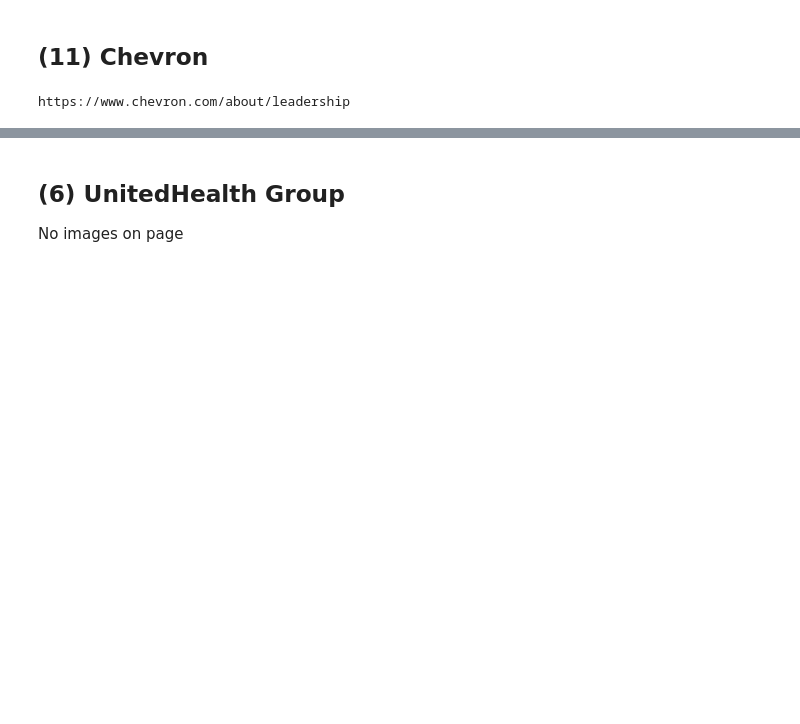
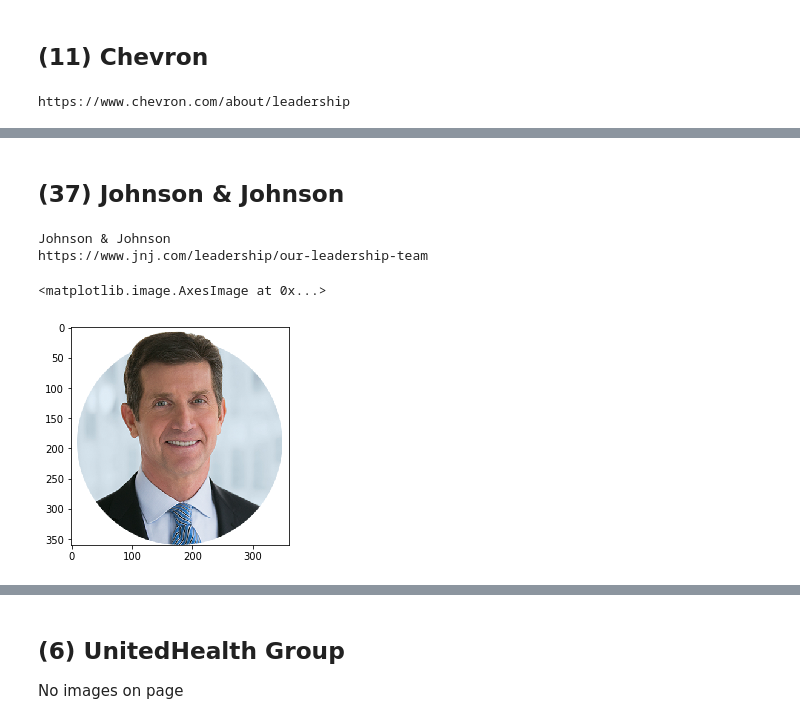
Before and after one commit to johnwmillr/FacesOfFortune, a Jupyter notebook: scrapeFortuneCompanies.ipynb, the cells around one changed output, grey strips where cells are left out. Cells and saved outputs as stored; diff of their text form; code cells hidden in the pictures; blank space fills up the shorter version.

```diff
--- a/scrapeFortuneCompanies.ipynb
+++ b/scrapeFortuneCompanies.ipynb
@@ -447,0 +518,23 @@ for n, url in enumerate(links):
+# %% [markdown]
+## (37) Johnson & Johnson
+# %%
+rank = 37
+url = fortune.loc[rank, "URL_LEADERSHIP"]
+company = fortune.loc[rank, "NAME"]
+print(company)
+print(url)
+# %% [output]
+Johnson & Johnson
+https://www.jnj.com/leadership/our-leadership-team
+# %%
+scraper = ImageScraper()
+# %%
+links = scraper.get_all_image_links(url)
+valid_links = scraper.responses['mimeType'].apply(mimeType_is_valid)
+links = links[valid_links]
+# %%
+im = read_image_from_link(links.iloc[30], invert=True)
+plt.imshow(im)
+# %% [output]
+<matplotlib.image.AxesImage at 0x...>
+[figure, added]
```
Also changed, not shown: parts of 62 cells of this notebook.
